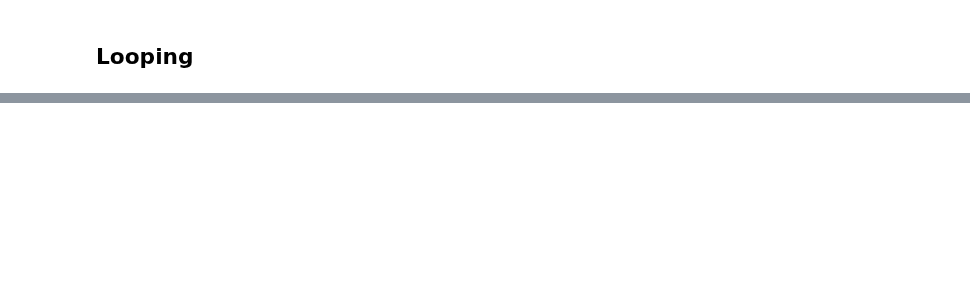
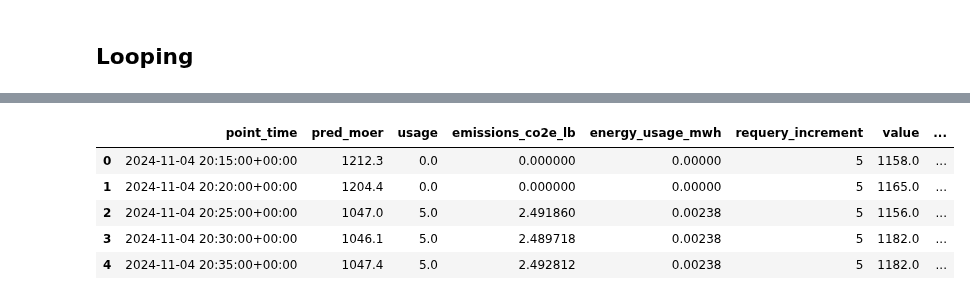
Before and after one commit to WattTime/watttime-python-client, a Jupyter notebook: evaluation/requery/20241203_requery_simple.ipynb, the cells around one changed output, grey strips where cells are left out. Cells and saved outputs as stored; diff of their text form; code cells hidden in the pictures; blank space fills up the shorter version.

Commit message:
requery results

```diff
--- a/evaluation/requery/20241203_requery_simple.ipynb
+++ b/evaluation/requery/20241203_requery_simple.ipynb
@@ -180,6 +209,0 @@ increment = 60
-# %%
-inc_times = pd.date_range(
-    start_time,
-    end_time,
-    freq=timedelta(minutes=increment),
-).tolist()
@@ -207,26 +209,0 @@ filtered_forecast = full_forecast.loc[
-# %%
-moer_list = [
-        full_forecast.loc[
-        full_forecast["generated_at"] == timestamp]
-        for timestamp in inc_times
-    ]
-# %%
-def prepare_set_of_forecasts(
-        forecasts,
-        start_time,
-        end_time,
-        increment
-):
-    inc_times = pd.date_range(
-        start_time,
-        end_time,
-        freq=timedelta(minutes=increment),
-    ).tolist()
-
-    moer_list = [
-        forecasts.loc[
-        forecasts["generated_at"] == timestamp]
-        for timestamp in inc_times
-    ]
-
-    return moer_list
@@ -320,0 +401,11 @@ See the caveats in the documentation: https://pandas.pydata.org/pandas-docs/stab
+# %%
+analysis = pd.concat(all_synth_users_list)
+# %%
+analysis.head()
+# %% [output]
+|  | point_time | pred_moer | usage | emissions_co2e_lb | energy_usage_mwh | requery_increment | value | ... |
+| 0 | 2024-11-04 20:15:00+00:00 | 1212.3 | 0.0 | 0.000000 | 0.00000 | 5 | 1158.0 | ... |
+| 1 | 2024-11-04 20:20:00+00:00 | 1204.4 | 0.0 | 0.000000 | 0.00000 | 5 | 1165.0 | ... |
+| 2 | 2024-11-04 20:25:00+00:00 | 1047.0 | 5.0 | 2.491860 | 0.00238 | 5 | 1156.0 | ... |
+| 3 | 2024-11-04 20:30:00+00:00 | 1046.1 | 5.0 | 2.489718 | 0.00238 | 5 | 1182.0 | ... |
+| 4 | 2024-11-04 20:35:00+00:00 | 1047.4 | 5.0 | 2.492812 | 0.00238 | 5 | 1182.0 | ... |
```
Also changed, not shown: parts of 28 cells of this notebook, 3 other files.
